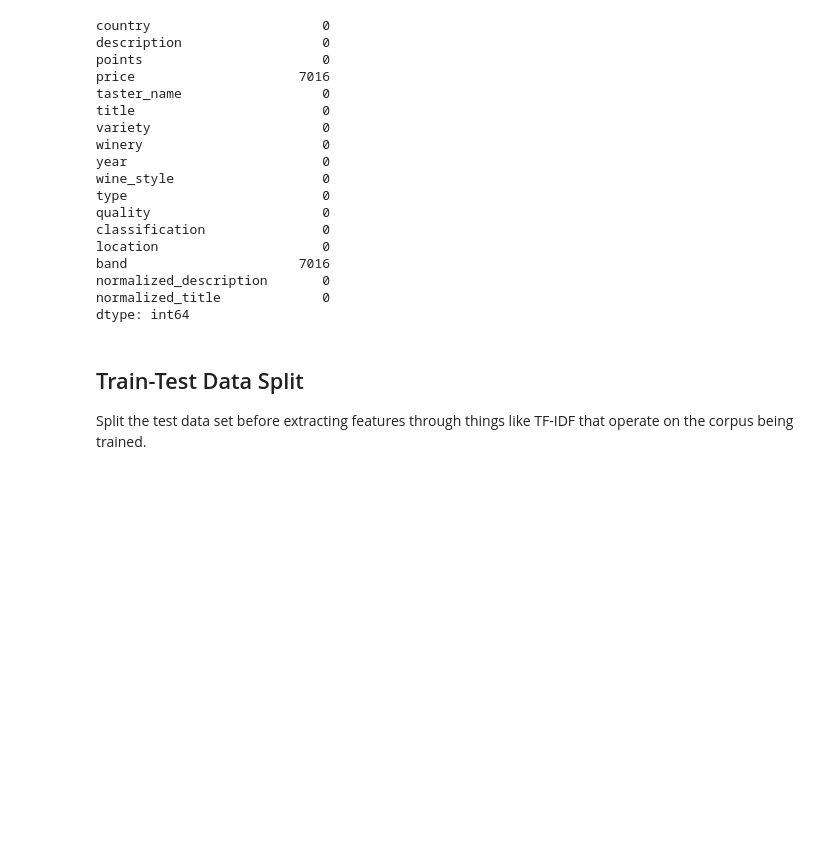
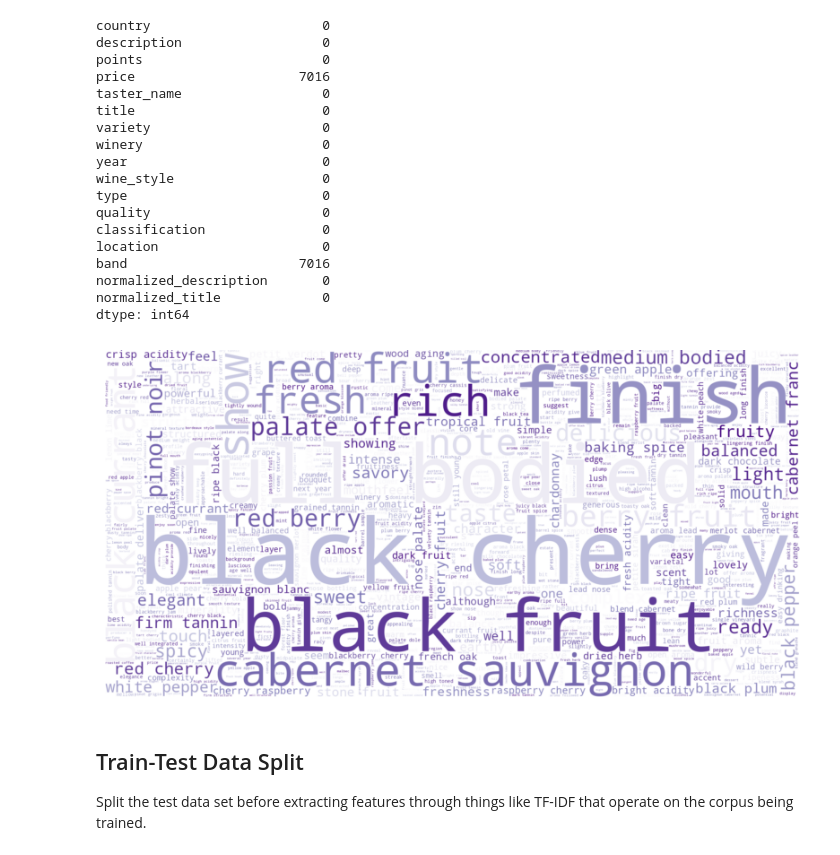
Before and after one commit to pasmith/oenologist, a Jupyter notebook: wine_review-tokenize.ipynb, the cells around one changed output. Saved outputs shown, nothing was run; the diff lists cells and outputs as text; code cells hidden in the pictures; blank space fills up the shorter version.

Commit message:
vectorize logic

```diff
--- a/wine_review-tokenize.ipynb
+++ b/wine_review-tokenize.ipynb
@@ -162,6 +162,39 @@ band                      7016
 normalized_description       0
 normalized_title             0
 dtype: int64
+# %%
+import wordcloud as wc
+
+# https://medium.com/@m3redithw/wordclouds-with-python-c287887acc8b
+
+# helper Function for display frequency of words
+def freq_words(words, title=None, show_v=False):
+  '''
+  Show frequency of words as an image
+  '''
+
+  stopwords = set(wc.STOPWORDS)
+  stopwords.update(["drink", "now", "wine", "flavor", "flavors"])
+
+  # Generate frequency of words as an image
+  freq_words_img = wc.WordCloud(stopwords=stopwords, background_color='white', colormap='Purples', width=2048,height=1024, max_words=1000).generate(words)
+
+  # print the vector of words extracted from the description
+  if show_v:
+    print(freq_words_img.words_)
+
+  # Display the image
+  plt.figure(figsize=(10, 10))
+  if title is not None:
+    plt.title(title)
+  plt.imshow(freq_words_img, interpolation="bilinear")
+  plt.axis("off")
+  plt.show()
+
+# show a word cloud of the features extracted from the description
+freq_words(' '.join(reviews.normalized_description))
+# %% [output]
+[figure, added]
 # %% [markdown]
 ## Train-Test Data Split
 
```
